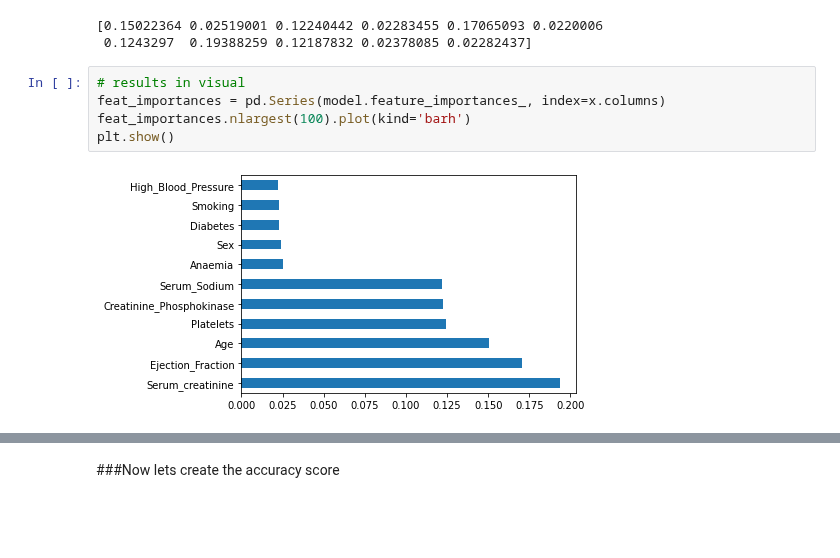
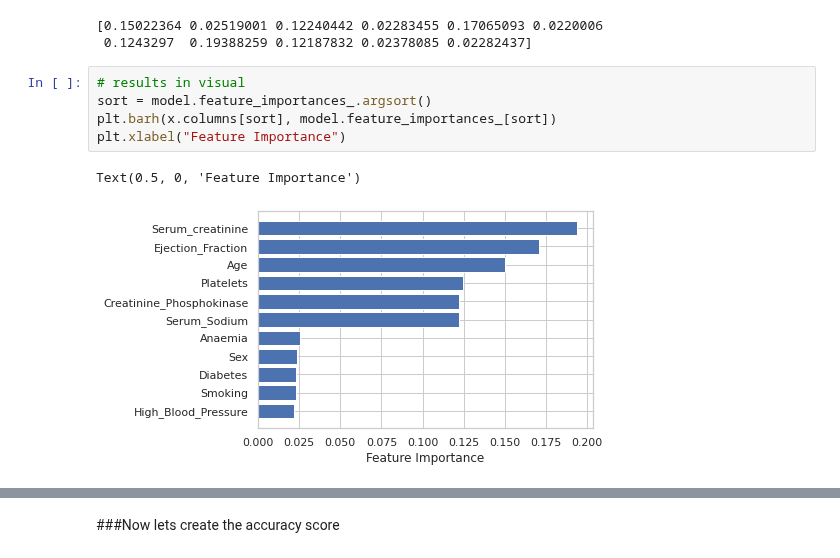
Before and after one commit to spros1/HeartFailureAnalysis, a Jupyter notebook: ExcerA_Heart_Failure.ipynb, the cells around one changed output, grey strips where cells are left out. Cells and saved outputs as stored; diff of their text form; blank space fills up the shorter version.

```diff
--- a/ExcerA_Heart_Failure.ipynb
+++ b/ExcerA_Heart_Failure.ipynb
@@ -263,8 +263,9 @@ print(model.feature_importances_)
  0.1243297  0.19388259 0.12187832 0.02378085 0.02282437]
 # %%
 # results in visual
-feat_importances = pd.Series(model.feature_importances_, index=x.columns)
-feat_importances.nlargest(100).plot(kind='barh')
-plt.show()
+sort = model.feature_importances_.argsort()
+plt.barh(x.columns[sort], model.feature_importances_[sort])
+plt.xlabel("Feature Importance")
 # %% [output]
+Text(0.5, 0, 'Feature Importance')
-[figure, old version]
+[figure, new version]
```
Also changed, not shown: parts of 4 cells of this notebook.
